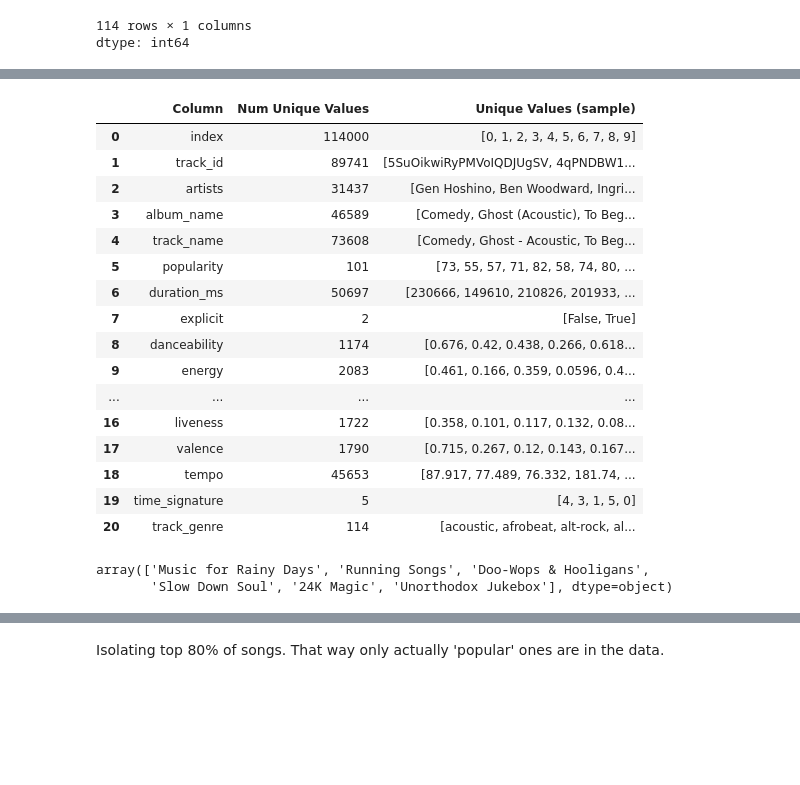
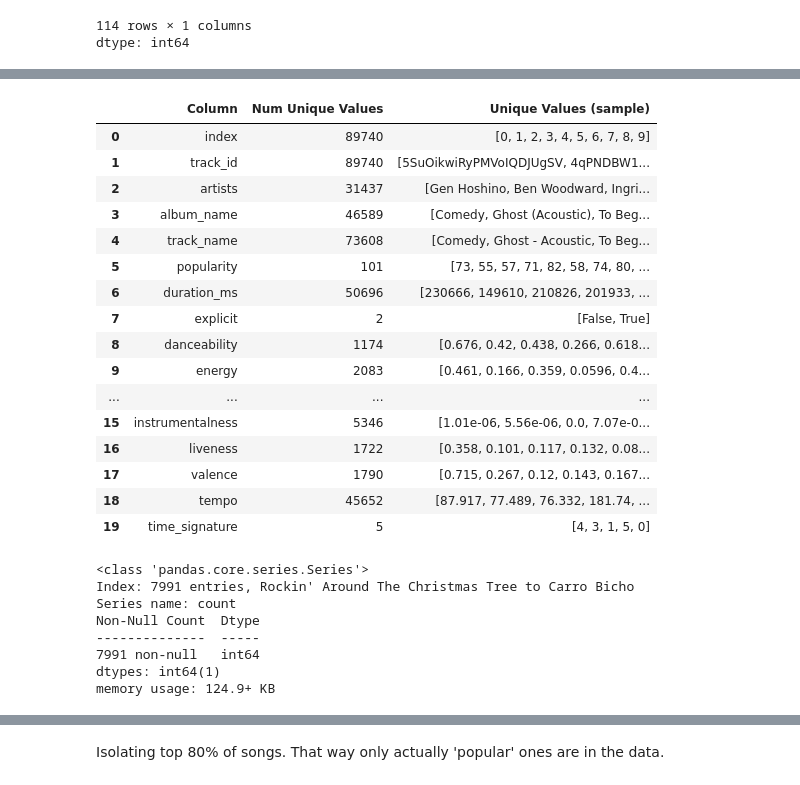
Before and after one commit to matthewsj17/Spotify-Data-Analysis-DSCI300-Project, a Jupyter notebook: DSCI300_DataCleaning_SemesterProject.ipynb, the cells around one changed output, grey strips where cells are left out. Drawn from its saved outputs; the diff is of its cells as text; code cells hidden in the pictures; blank space fills up the shorter version.

```diff
--- a/DSCI300_DataCleaning_SemesterProject.ipynb
+++ b/DSCI300_DataCleaning_SemesterProject.ipynb
@@ -196,6 +203,7 @@ memory usage: 6.6+ MB
 # %%
 # It seems as though the rows with duplicated track id contain the same information except for genre.
 # We can either omit the track genre's or reconsolidate unpopular genres into larger categories
+pd.set_option('display.max_columns', None)
 trackIdDupes
 # %% [output]
 |  | index | track_id | artists | album_name | track_name | popularity | duration_ms | explicit | danceability | ... |
@@ -283,0 +257,3 @@ memory usage: 6.3+ MB
+# %%
+# Now we drop EXACT duplicate rows.
+spotify_df.drop_duplicates(subset='track_id', keep='first', inplace=True)
@@ -284,37 +287,46 @@ memory usage: 6.3+ MB
 # %%
 # Identify Inconsistent Formatting
-
+pd.set_option('display.max_rows', 20)
 # Create a summary table of unique values for each column
 unique_summary = pd.DataFrame({
     'Column': spotify_df.columns,
     'Num Unique Values': [spotify_df[col].nunique() for col in spotify_df],
     'Unique Values (sample)': [spotify_df[col].unique()[:10] for col in spotify_df.columns]  # show first 10 uniques
 })
 
 # Display the table
 unique_summary
 # %% [output]
 |  | Column | Num Unique Values | Unique Values (sample) |
-| 0 | index | 114000 | [0, 1, 2, 3, 4, 5, 6, 7, 8, 9] |
-| 1 | track_id | 89741 | [5SuOikwiRyPMVoIQDJUgSV, 4qPNDBW1... |
+| 0 | index | 89740 | [0, 1, 2, 3, 4, 5, 6, 7, 8, 9] |
+| 1 | track_id | 89740 | [5SuOikwiRyPMVoIQDJUgSV, 4qPNDBW1... |
 | 2 | artists | 31437 | [Gen Hoshino, Ben Woodward, Ingri... |
 | 3 | album_name | 46589 | [Comedy, Ghost (Acoustic), To Beg... |
 | 4 | track_name | 73608 | [Comedy, Ghost - Acoustic, To Beg... |
 | 5 | popularity | 101 | [73, 55, 57, 71, 82, 58, 74, 80, ... |
-| 6 | duration_ms | 50697 | [230666, 149610, 210826, 201933, ... |
+| 6 | duration_ms | 50696 | [230666, 149610, 210826, 201933, ... |
 | 7 | explicit | 2 | [False, True] |
 | 8 | danceability | 1174 | [0.676, 0.42, 0.438, 0.266, 0.618... |
 | 9 | energy | 2083 | [0.461, 0.166, 0.359, 0.0596, 0.4... |
 | ... | ... | ... | ... |
+| 15 | instrumentalness | 5346 | [1.01e-06, 5.56e-06, 0.0, 7.07e-0... |
 | 16 | liveness | 1722 | [0.358, 0.101, 0.117, 0.132, 0.08... |
 | 17 | valence | 1790 | [0.715, 0.267, 0.12, 0.143, 0.167... |
-| 18 | tempo | 45653 | [87.917, 77.489, 76.332, 181.74, ... |
+| 18 | tempo | 45652 | [87.917, 77.489, 76.332, 181.74, ... |
 | 19 | time_signature | 5 | [4, 3, 1, 5, 0] |
-| 20 | track_genre | 114 | [acoustic, afrobeat, alt-rock, al... |
-# %%
-spotify_df['artists']
-selected_rows = spotify_df.loc[spotify_df['artists'] == 'Bruno Mars']
-selected_rows['album_name'].unique()
-# %% [output]
-array(['Music for Rainy Days', 'Running Songs', 'Doo-Wops & Hooligans',
-       'Slow Down Soul', '24K Magic', 'Unorthodox Jukebox'], dtype=object)
+# %%
+# We check track_name for duplicates in the same way, as it is the only suspiciously low variable for the data.
+trackDup_counts = spotify_df['track_name'].value_counts()
+trackDup_counts
+# # show how many appear more than once
+duplicates = trackDup_counts[trackDup_counts > 1]
+duplicates.info()
+# %% [output]
+<class 'pandas.core.series.Series'>
+Index: 7991 entries, Rockin' Around The Christmas Tree to Carro Bicho
+Series name: count
+Non-Null Count  Dtype
+--------------  -----
+7991 non-null   int64
+dtypes: int64(1)
+memory usage: 124.9+ KB
```
Also changed, not shown: parts of 32 cells of this notebook.
